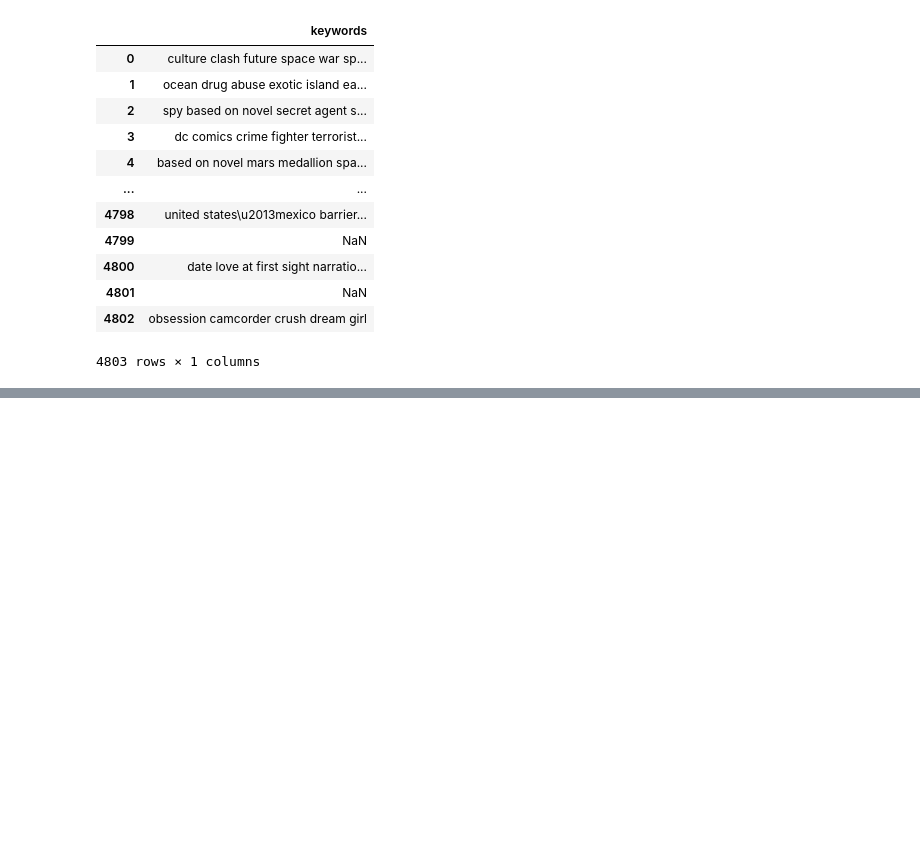
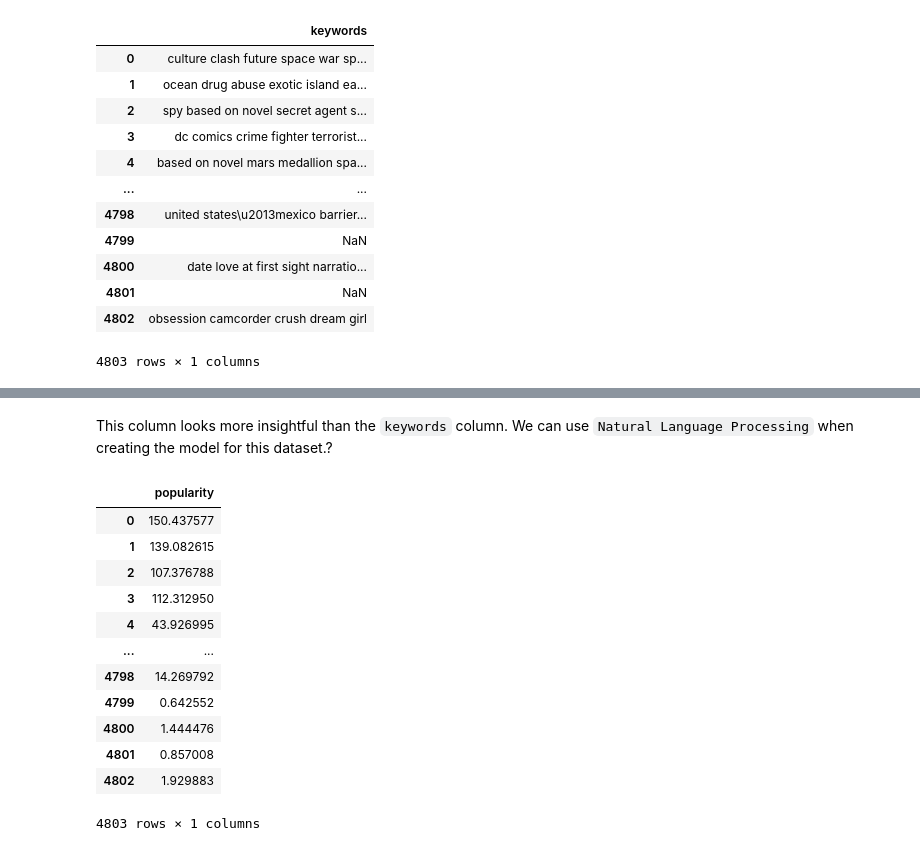
Before and after one commit to mike-laccavole/movie-recommendation-engine, a Jupyter notebook: notebooks/Movies.ipynb, the cells around one changed output, grey strips where cells are left out. Saved outputs shown, nothing was run; the diff lists cells and outputs as text; code cells hidden in the pictures; blank space fills up the shorter version.

```diff
--- a/notebooks/Movies.ipynb
+++ b/notebooks/Movies.ipynb
@@ -224,0 +328,18 @@ This looks like a tricky column. Not only are there 412 `NaNs` in this column, b
+# %% [markdown]
+This column looks more insightful than the `keywords` column. We can use `Natural Language Processing` when creating the model for this dataset.?
+# %%
+movies[['popularity']]
+# %% [output]
+|  | popularity |
+| 0 | 150.437577 |
+| 1 | 139.082615 |
+| 2 | 107.376788 |
+| 3 | 112.312950 |
+| 4 | 43.926995 |
+| ... | ... |
+| 4798 | 14.269792 |
+| 4799 | 0.642552 |
+| 4800 | 1.444476 |
+| 4801 | 0.857008 |
+| 4802 | 1.929883 |
+4803 rows × 1 columns
```
Also changed, not shown: parts of 22 cells of this notebook.
